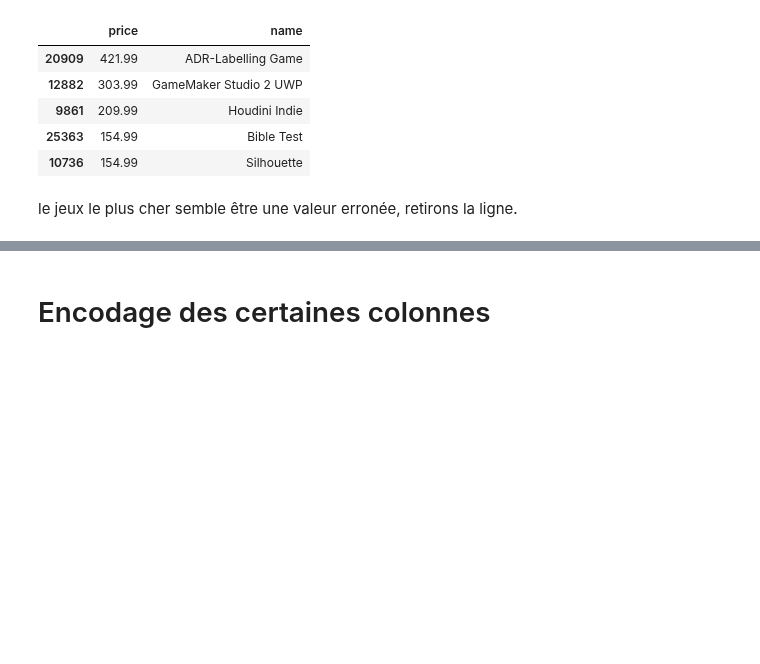
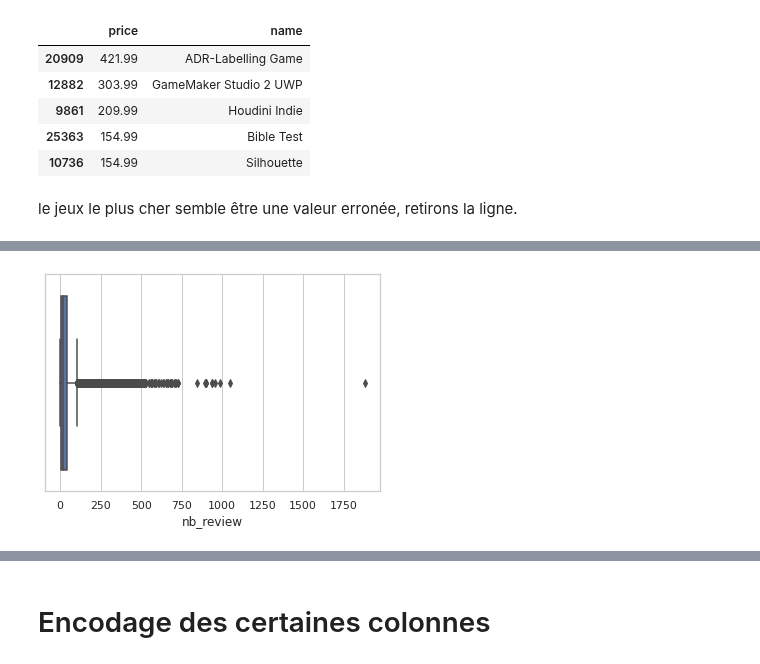
Before and after one commit to Rvanelven/steamator, a Jupyter notebook: notebooks/Etienne.Cleaning des colonnes.ipynb, the cells around one changed output, grey strips where cells are left out. Drawn from its saved outputs; the diff is of its cells as text; code cells hidden in the pictures; blank space fills up the shorter version.

```diff
--- a/notebooks/Etienne.Cleaning des colonnes.ipynb
+++ b/notebooks/Etienne.Cleaning des colonnes.ipynb
@@ -149,0 +179,14 @@ data = data.drop(index=20909)
+# %%
+alpha = 20000/750
+# %%
+new_data = new_data.sort_values(by='nb_review', ascending= False)
+# %%
+new_data = new_data[new_data['nb_review'] > 1]
+# %%
+new_data['test'] = new_data['nb_review'] * alpha
+# %%
+import seaborn as sns
+sns.set_theme(style="whitegrid")
+ax = sns.boxplot(data=new_data,x="nb_review")
+# %% [output]
+[figure, added]
```
Also changed, not shown: parts of 12 cells of this notebook.
